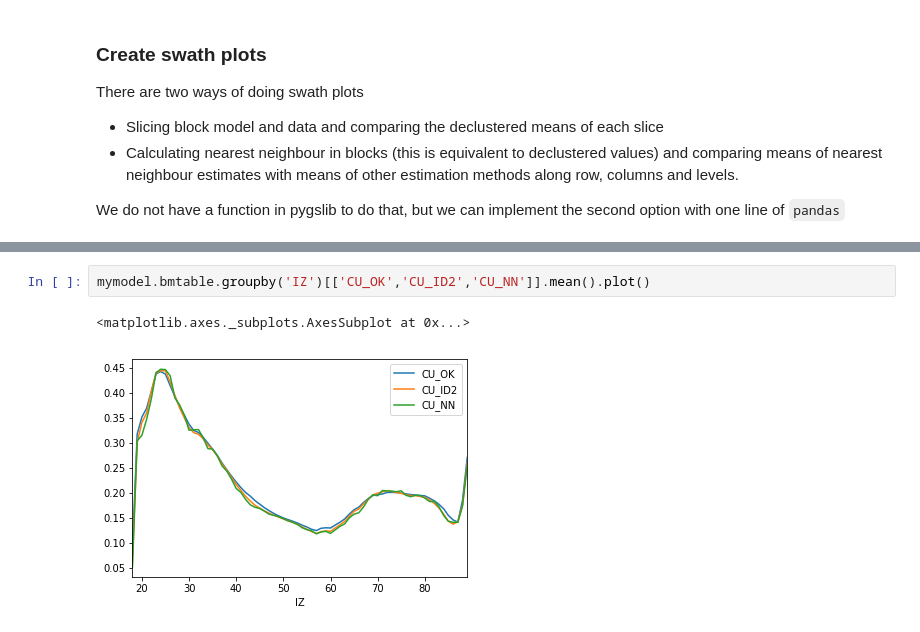
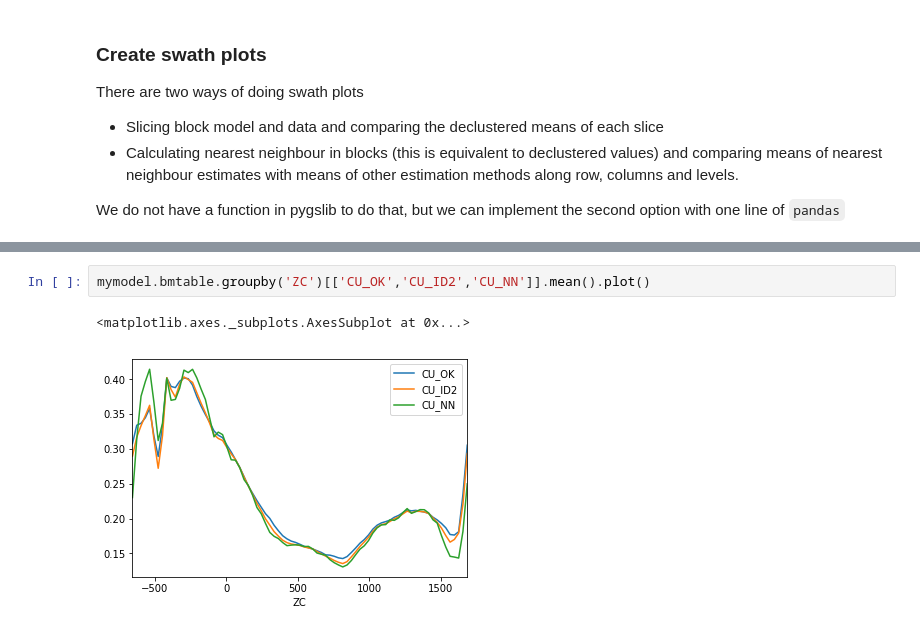
Before and after one commit to opengeostat/pygslib, a Jupyter notebook: pygslib/Ipython_templates/Tutorial_1/Tutorial_V2.ipynb, the cells around one changed output, grey strips where cells are left out. Saved outputs shown, nothing was run; the diff lists cells and outputs as text.

```diff
--- a/pygslib/Ipython_templates/Tutorial_1/Tutorial_V2.ipynb
+++ b/pygslib/Ipython_templates/Tutorial_1/Tutorial_V2.ipynb
@@ -629,5 +675,5 @@ mymodel.bmtable.groupby('IY')[['CU_OK','CU_ID2','CU_NN']].mean().plot()
 # %%
-mymodel.bmtable.groupby('IZ')[['CU_OK','CU_ID2','CU_NN']].mean().plot()
+mymodel.bmtable.groupby('ZC')[['CU_OK','CU_ID2','CU_NN']].mean().plot()
 # %% [output]
 <matplotlib.axes._subplots.AxesSubplot at 0x...>
-[figure, old version]
+[figure, new version]
```
Also changed, not shown: parts of 11 cells of this notebook, 8 other files.
